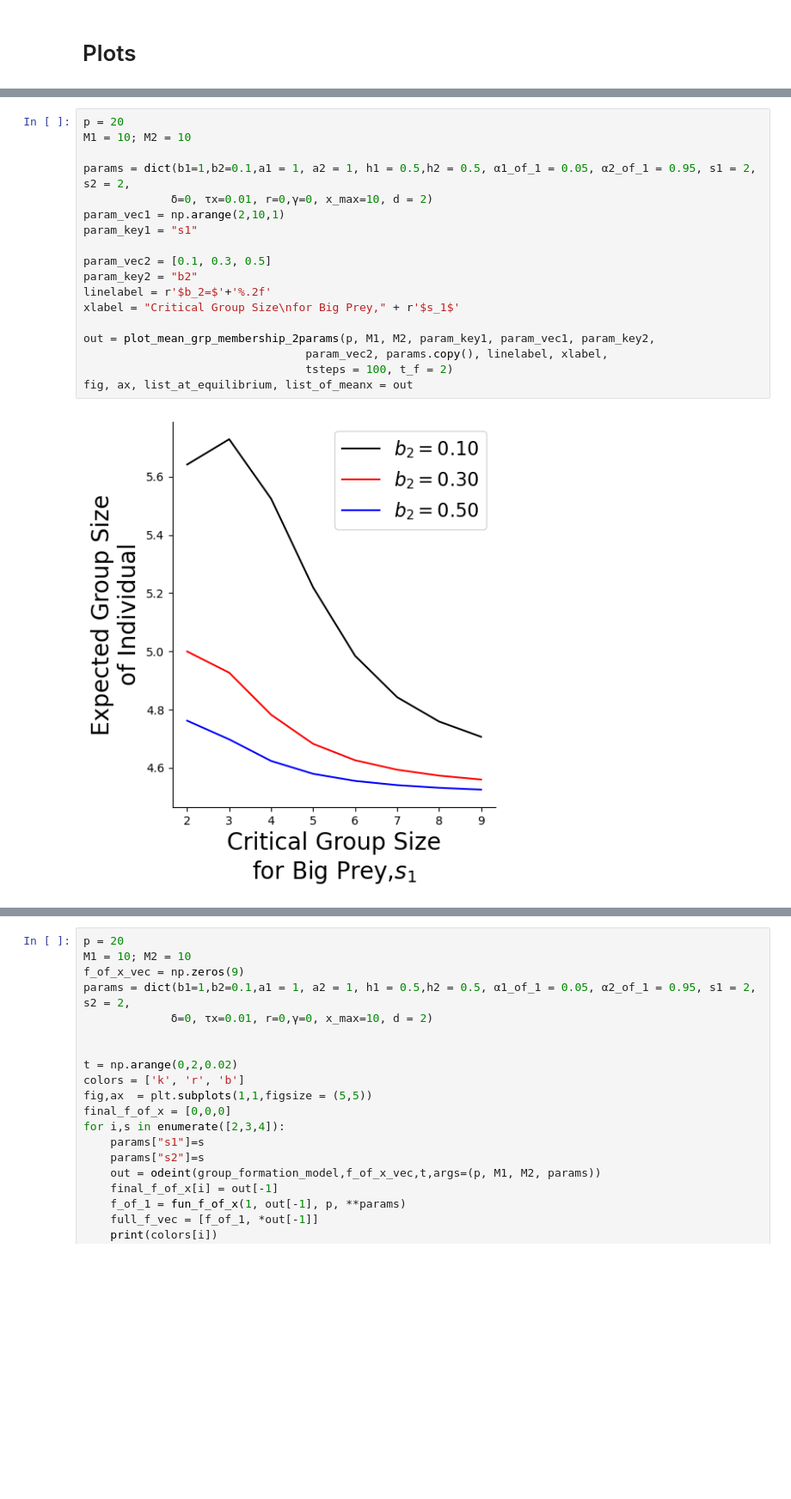
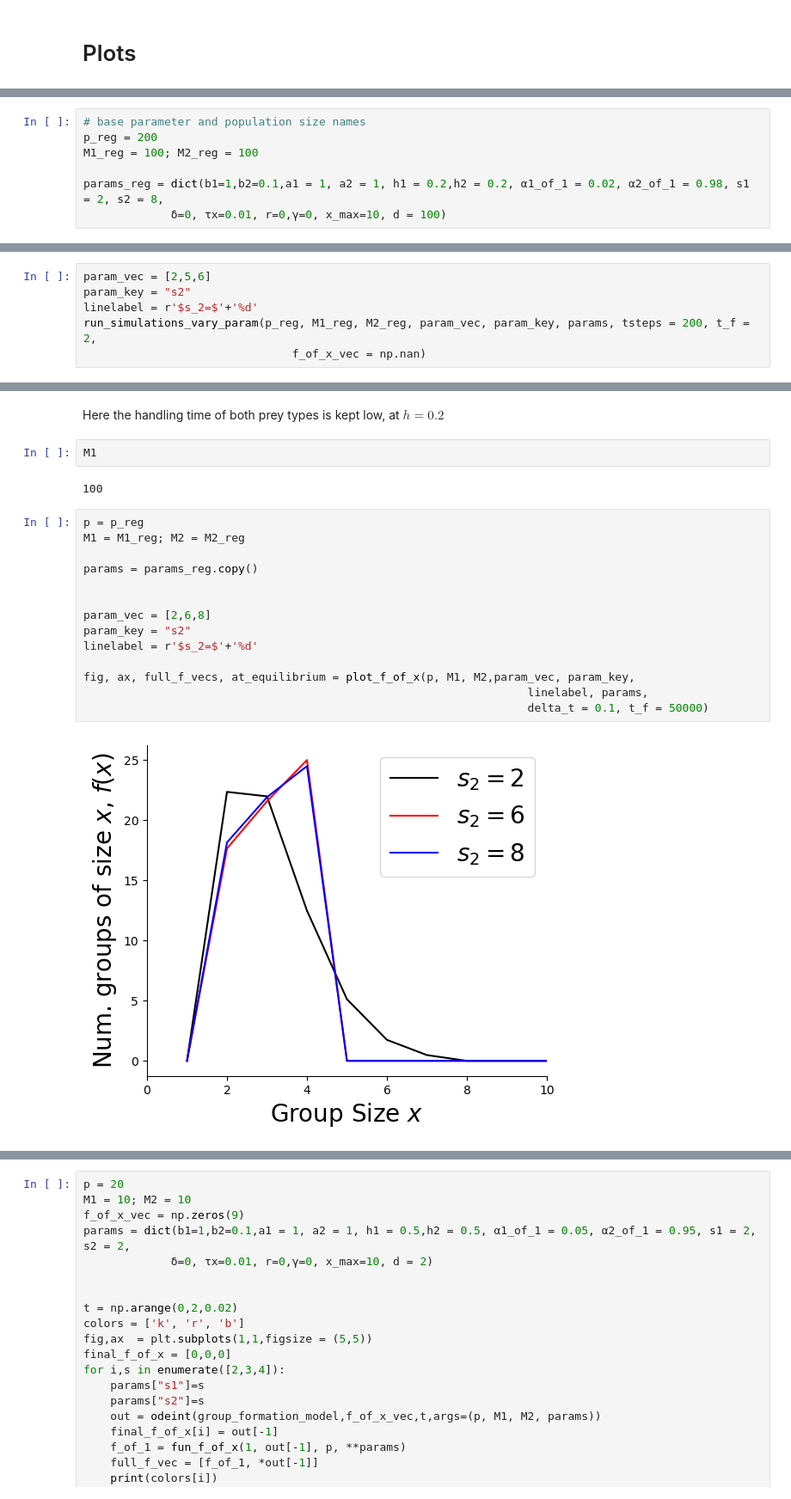
Before and after one commit to taliaborofsky/AdaptiveDynamics_CH_RS, a Jupyter notebook: Group_Size_Simulate.ipynb, the cells around one changed output, grey strips where cells are left out. Shown at 86% size. Saved outputs shown, nothing was run; the diff lists cells and outputs as text; blank space fills up the shorter version.

```diff
--- a/Group_Size_Simulate.ipynb
+++ b/Group_Size_Simulate.ipynb
@@ -449,0 +491,7 @@ def plot_measure_vs_grp_size(paramkey, param_vals, linelabel, ylabel, funhandle,
+# %%
+# base parameter and population size names
+p_reg = 200
+M1_reg = 100; M2_reg = 100
+
+params_reg = dict(b1=1,b2=0.1,a1 = 1, a2 = 1, h1 = 0.2,h2 = 0.2, α1_of_1 = 0.02, α2_of_1 = 0.98, s1 = 2, s2 = 8,
+             δ=0, τx=0.01, r=0,γ=0, x_max=10, d = 100)
@@ -449,0 +561,6 @@ def plot_measure_vs_grp_size(paramkey, param_vals, linelabel, ylabel, funhandle,
+# %%
+param_vec = [2,5,6]
+param_key = "s2"
+linelabel = r'$s_2=$'+'%d'
+run_simulations_vary_param(p_reg, M1_reg, M2_reg, param_vec, param_key, params, tsteps = 200, t_f = 2,
+                               f_of_x_vec = np.nan)
@@ -504,20 +587,22 @@ fig, ax, list_at_equilibrium, list_of_meanx = out
-# %%
-p = 20
-M1 = 10; M2 = 10
-
-params = dict(b1=1,b2=0.1,a1 = 1, a2 = 1, h1 = 0.5,h2 = 0.5, α1_of_1 = 0.05, α2_of_1 = 0.95, s1 = 2, s2 = 2,
-             δ=0, τx=0.01, r=0,γ=0, x_max=10, d = 2)
-param_vec1 = np.arange(2,10,1)
-param_key1 = "s1"
-
-param_vec2 = [0.1, 0.3, 0.5]
-param_key2 = "b2"
-linelabel = r'$b_2=$'+'%.2f'
-xlabel = "Critical Group Size\nfor Big Prey," + r'$s_1$'
-
-out = plot_mean_grp_membership_2params(p, M1, M2, param_key1, param_vec1, param_key2,
-                                 param_vec2, params.copy(), linelabel, xlabel,
-                                 tsteps = 100, t_f = 2)
-fig, ax, list_at_equilibrium, list_of_meanx = out
-# %% [output]
-[figure, removed]
+# %% [markdown]
+Here the handling time of both prey types is kept low, at $h = 0.2$
+# %%
+M1
+# %% [output]
+100
+# %%
+p = p_reg
+M1 = M1_reg; M2 = M2_reg
+
+params = params_reg.copy()
+
+
+param_vec = [2,6,8]
+param_key = "s2"
+linelabel = r'$s_2=$'+'%d'
+
+fig, ax, full_f_vecs, at_equilibrium = plot_f_of_x(p, M1, M2,param_vec, param_key,
+                                                                  linelabel, params,
+                                                                  delta_t = 0.1, t_f = 50000)
+# %% [output]
+[figure, added]
```
Also changed, not shown: parts of 34 cells of this notebook.
